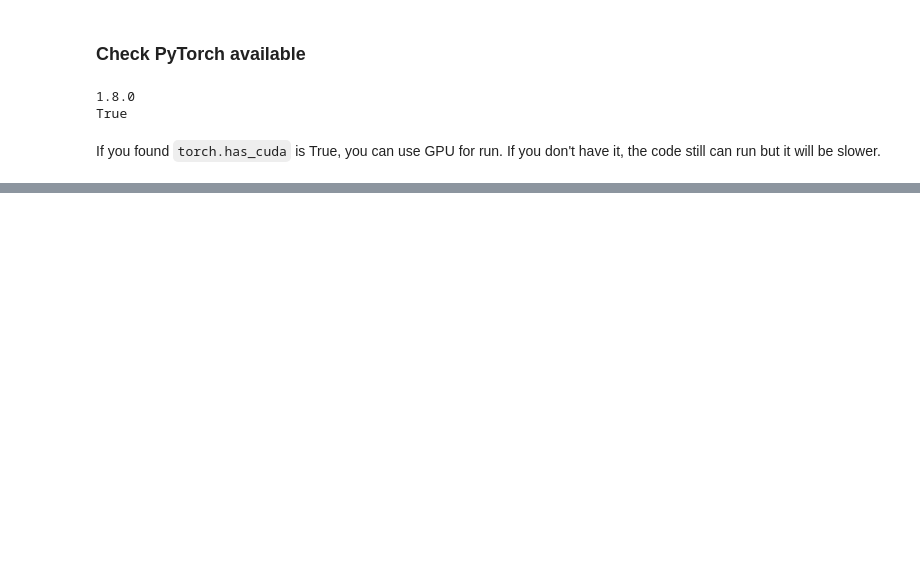
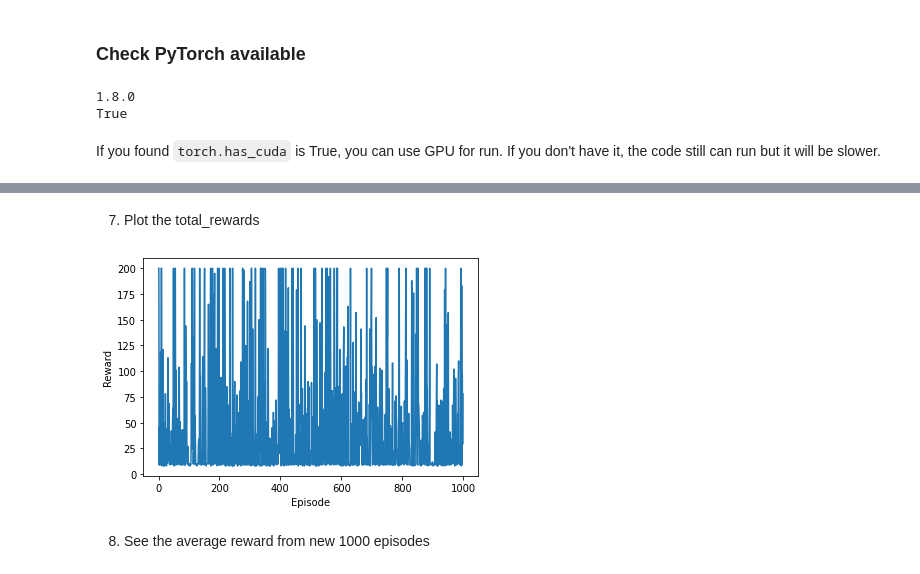
Before and after one commit to Alisa-Kunapinun/Deep-Reinforcement-learning-lab, a Jupyter notebook: 01-Intro_RL_Setup/01-Introduction_to_DeepRL.ipynb, the cells around one changed output, grey strips where cells are left out. Drawn from its saved outputs; the diff is of its cells as text; code cells hidden in the pictures; blank space fills up the shorter version.

```diff
--- a/01-Intro_RL_Setup/01-Introduction_to_DeepRL.ipynb
+++ b/01-Intro_RL_Setup/01-Introduction_to_DeepRL.ipynb
@@ -358,0 +505,13 @@ If you found <code>torch.has_cuda</code> is True, you can use GPU for run. If yo
+# %% [markdown]
+7. Plot the total_rewards
+# %%
+# This library is used for plot
+# import matplotlib.pyplot as plt
+plt.plot(total_rewards)
+plt.xlabel('Episode')
+plt.ylabel('Reward')
+plt.show()
+# %% [output]
+[figure, added]
+# %% [markdown]
+8. See the average reward from new 1000 episodes
```
Also changed, not shown: parts of 18 cells of this notebook.
